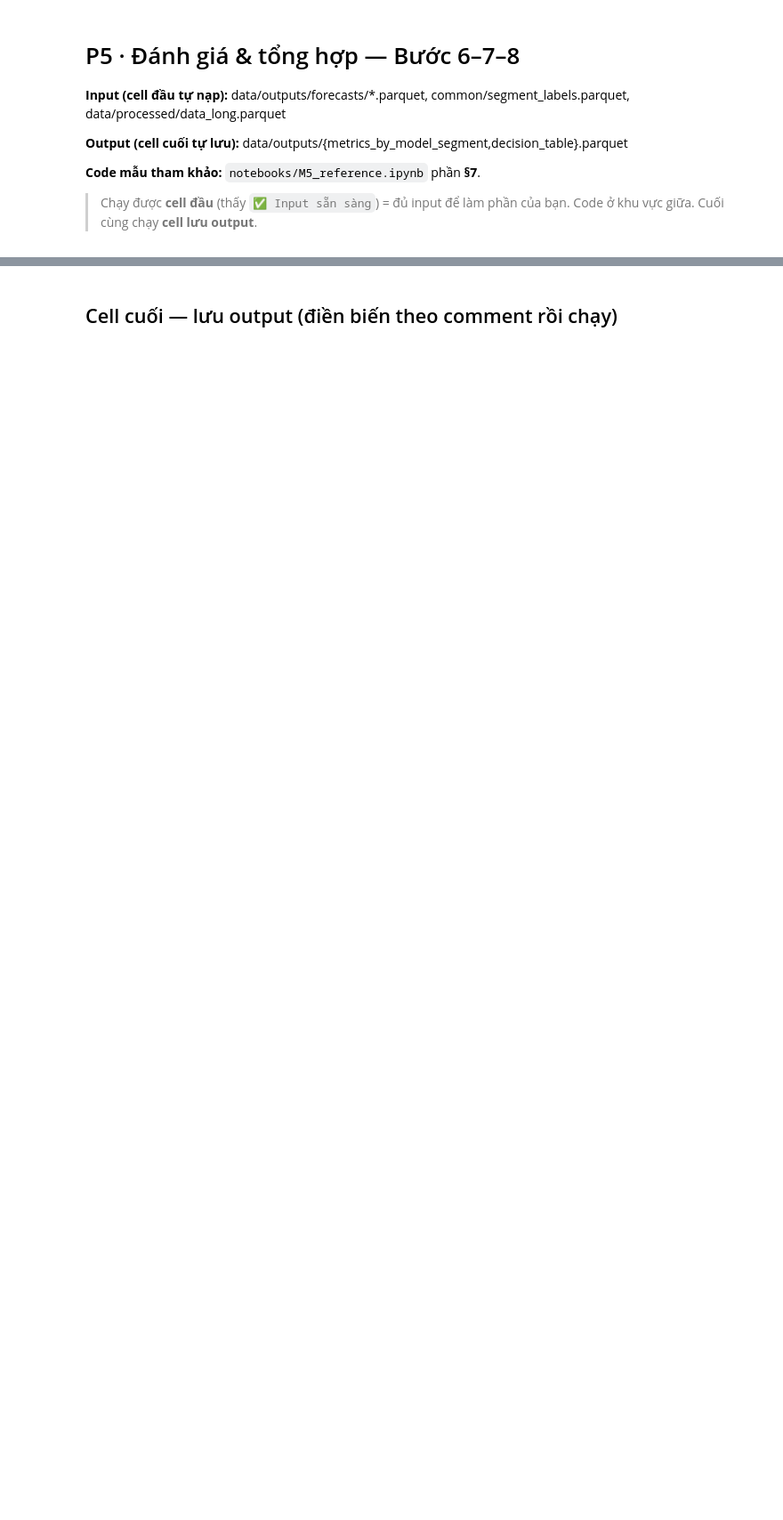
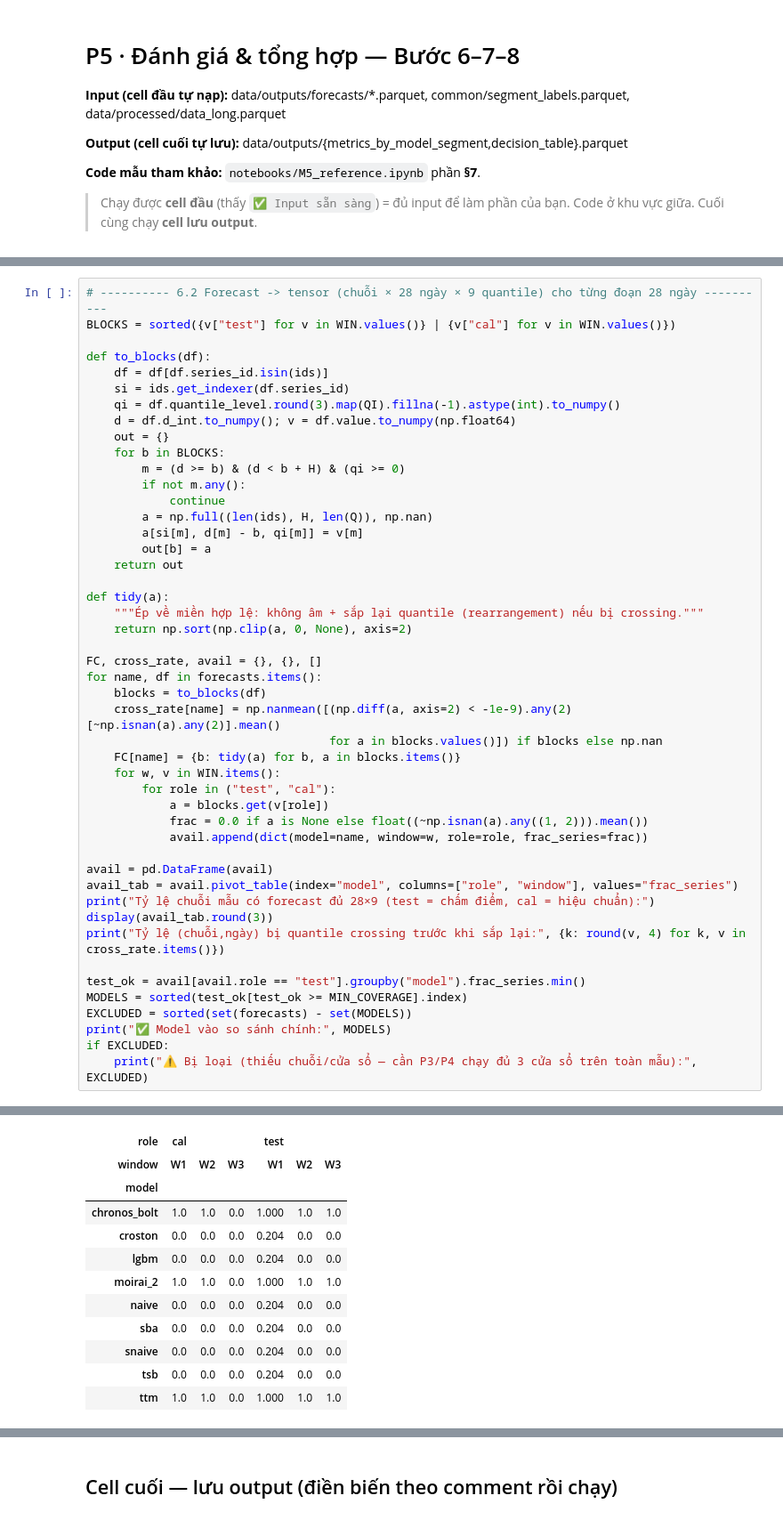
Before and after one commit to DuyKhanh162/m5-intermittent-forecasting, a Jupyter notebook: notebooks/P5.ipynb, the cells around one changed output, grey strips where cells are left out. Shown at 89% size. Drawn from its saved outputs; the diff is of its cells as text; blank space fills up the shorter version.

```diff
--- a/notebooks/P5.ipynb
+++ b/notebooks/P5.ipynb
@@ -37,0 +110,48 @@ print("✅ Input sẵn sàng — forecast từ:", list(forecasts.keys()))
+# %%
+# ---------- 6.2 Forecast -> tensor (chuỗi × 28 ngày × 9 quantile) cho từng đoạn 28 ngày ----------
+BLOCKS = sorted({v["test"] for v in WIN.values()} | {v["cal"] for v in WIN.values()})
+
+def to_blocks(df):
+    df = df[df.series_id.isin(ids)]
+    si = ids.get_indexer(df.series_id)
+    qi = df.quantile_level.round(3).map(QI).fillna(-1).astype(int).to_numpy()
+    d = df.d_int.to_numpy(); v = df.value.to_numpy(np.float64)
+    out = {}
+    for b in BLOCKS:
+        m = (d >= b) & (d < b + H) & (qi >= 0)
+        if not m.any():
+            continue
+        a = np.full((len(ids), H, len(Q)), np.nan)
+        a[si[m], d[m] - b, qi[m]] = v[m]
+        out[b] = a
+    return out
+
+def tidy(a):
+    """Ép về miền hợp lệ: không âm + sắp lại quantile (rearrangement) nếu bị crossing."""
+    return np.sort(np.clip(a, 0, None), axis=2)
+
+FC, cross_rate, avail = {}, {}, []
+for name, df in forecasts.items():
+    blocks = to_blocks(df)
+    cross_rate[name] = np.nanmean([(np.diff(a, axis=2) < -1e-9).any(2)[~np.isnan(a).any(2)].mean()
+                                   for a in blocks.values()]) if blocks else np.nan
+    FC[name] = {b: tidy(a) for b, a in blocks.items()}
+    for w, v in WIN.items():
+        for role in ("test", "cal"):
+            a = blocks.get(v[role])
+            frac = 0.0 if a is None else float((~np.isnan(a).any((1, 2))).mean())
+            avail.append(dict(model=name, window=w, role=role, frac_series=frac))
+
+avail = pd.DataFrame(avail)
+avail_tab = avail.pivot_table(index="model", columns=["role", "window"], values="frac_series")
+print("Tỷ lệ chuỗi mẫu có forecast đủ 28×9 (test = chấm điểm, cal = hiệu chuẩn):")
+display(avail_tab.round(3))
+print("Tỷ lệ (chuỗi,ngày) bị quantile crossing trước khi sắp lại:", {k: round(v, 4) for k, v in cross_rate.items()})
+
+test_ok = avail[avail.role == "test"].groupby("model").frac_series.min()
+MODELS = sorted(test_ok[test_ok >= MIN_COVERAGE].index)
+EXCLUDED = sorted(set(forecasts) - set(MODELS))
+print("✅ Model vào so sánh chính:", MODELS)
+if EXCLUDED:
+    print("⚠ Bị loại (thiếu chuỗi/cửa sổ — cần P3/P4 chạy đủ 3 cửa sổ trên toàn mẫu):", EXCLUDED)
+# %% [output]
@@ -37,0 +159,12 @@ print("✅ Input sẵn sàng — forecast từ:", list(forecasts.keys()))
+| role | cal |  |  | test |  |  |
+| window | W1 | W2 | W3 | W1 | W2 | W3 |
+| model |  |  |  |  |  |  |
+| chronos_bolt | 1.0 | 1.0 | 0.0 | 1.000 | 1.0 | 1.0 |
+| croston | 0.0 | 0.0 | 0.0 | 0.204 | 0.0 | 0.0 |
+| lgbm | 0.0 | 0.0 | 0.0 | 0.204 | 0.0 | 0.0 |
+| moirai_2 | 1.0 | 1.0 | 0.0 | 1.000 | 1.0 | 1.0 |
+| naive | 0.0 | 0.0 | 0.0 | 0.204 | 0.0 | 0.0 |
+| sba | 0.0 | 0.0 | 0.0 | 0.204 | 0.0 | 0.0 |
+| snaive | 0.0 | 0.0 | 0.0 | 0.204 | 0.0 | 0.0 |
+| tsb | 0.0 | 0.0 | 0.0 | 0.204 | 0.0 | 0.0 |
+| ttm | 1.0 | 1.0 | 0.0 | 1.000 | 1.0 | 1.0 |
```
Also changed, not shown: parts of 20 cells of this notebook.
